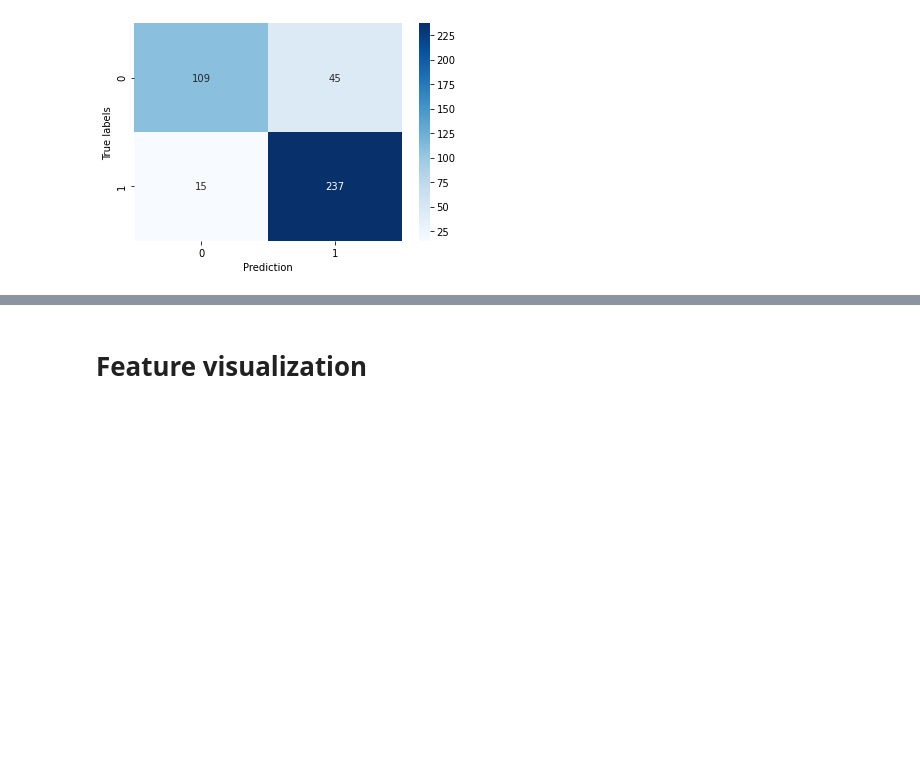
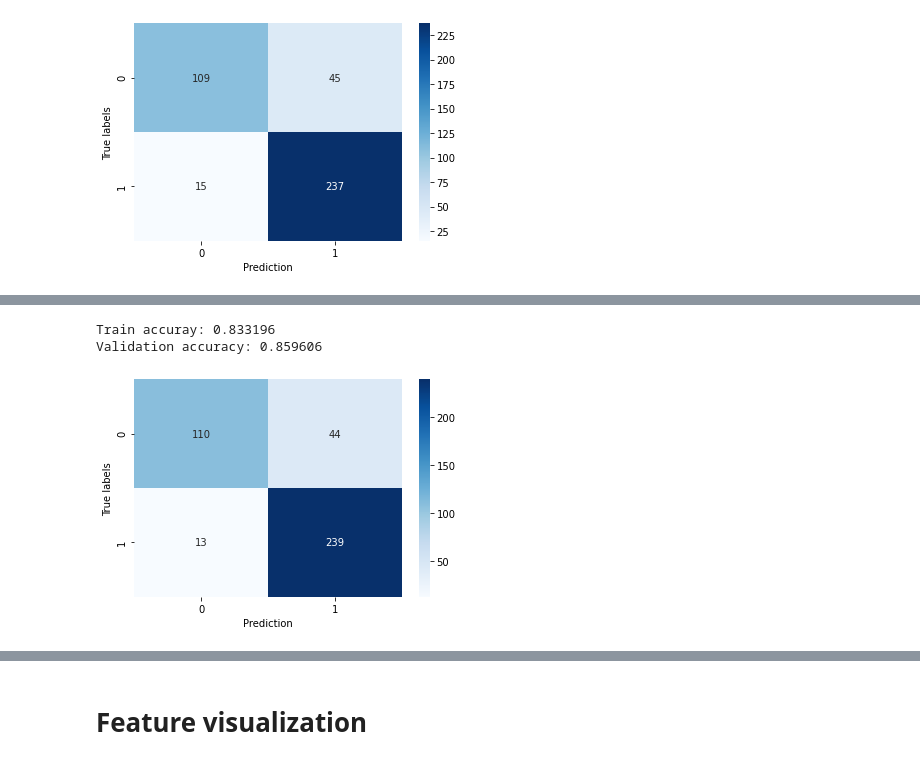
Before and after one commit to RuolinZheng08/ttic31190-natural-language-processing, a Jupyter notebook: hw4/mlp-classifier-experiemnts.ipynb, the cells around one changed output, grey strips where cells are left out. Cells and saved outputs as stored; diff of their text form; code cells hidden in the pictures; blank space fills up the shorter version.

```diff
--- a/hw4/mlp-classifier-experiemnts.ipynb
+++ b/hw4/mlp-classifier-experiemnts.ipynb
@@ -308,0 +321,10 @@ Validation accuracy: 0.837438
+# %%
+# normal
+ret = run_experiment(dev_big, devtest_small, call_clean_text=True,
+                    clean_text_kws={'remove_punkt': True,
+                                    'stem': True})
+experiments['no_punkt_stem'] = ret
+# %% [output]
+Train accuray: 0.833196
+Validation accuracy: 0.859606
+[figure, added]
```
Also changed, not shown: parts of 25 cells of this notebook.
